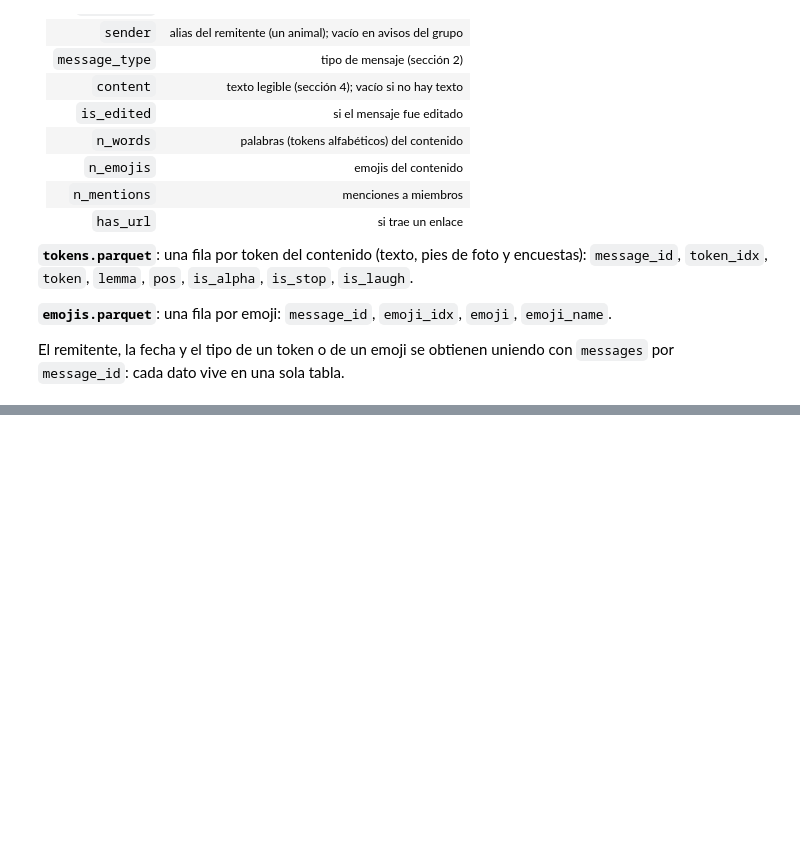
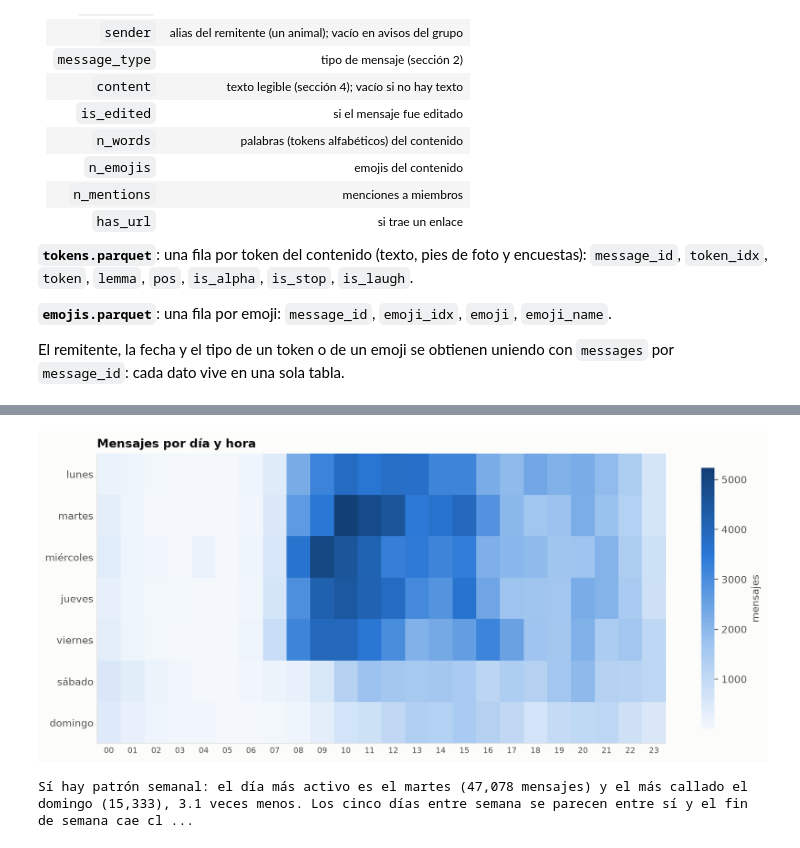
Before and after one commit to enriquegiottonini/wasap-group-chat-analyzer, a Jupyter notebook: notebooks/02_eda_silver.ipynb, the cells around one changed output, grey strips where cells are left out. Saved outputs shown, nothing was run; the diff lists cells and outputs as text; code cells hidden in the pictures; blank space fills up the shorter version.

```diff
--- a/notebooks/02_eda_silver.ipynb
+++ b/notebooks/02_eda_silver.ipynb
@@ -608,0 +823,44 @@ El remitente, la fecha y el tipo de un token o de un emoji se obtienen uniendo c
+# %%
+weekday_hour = mo.sql(
+    f"""
+    SELECT isodow(timestamp) AS dia, hour(timestamp) AS hora, count(*) AS mensajes
+    FROM messages
+    GROUP BY ALL
+    ORDER BY dia, hora
+    """,
+    engine=con,
+    output=False,
+)
+_counts = {(row["dia"], row["hora"]): row["mensajes"] for row in weekday_hour.iter_rows(named=True)}
+_days = ["lunes", "martes", "miércoles", "jueves", "viernes", "sábado", "domingo"]
+heatmap(
+    [[_counts.get((day, hour), 0) for hour in range(24)] for day in range(1, 8)],
+    _days,
+    [f"{hour:02d}" for hour in range(24)],
+    "Mensajes por día y hora",
+    "mensajes",
+)
+# %% [output]
+[figure, added]
+# %%
+_busiest = by_weekday.sort("mensajes", descending=True).row(0, named=True)
+_quietest = by_weekday.sort("mensajes").row(0, named=True)
+_peak = by_hour.sort("mensajes", descending=True).row(0, named=True)
+_night = by_hour.filter(by_hour["hora"].is_between(4, 7))["mensajes"].sum()
+note(
+    f"**Sí hay patrón semanal**: el día más activo es el **{_busiest['dia']}** "
+    f"({_busiest['mensajes']:,} mensajes) y el más callado el **{_quietest['dia']}** "
+    f"({_quietest['mensajes']:,}), "
+    f"{_busiest['mensajes'] / _quietest['mensajes']:.1f} veces menos. Los cinco días "
+    "entre semana se parecen entre sí y el fin de semana cae claramente: es un grupo "
+    "que acompaña la rutina de clases, y en sábado y domingo la gente se ve en persona "
+    "o se desconecta.\n\n"
+    f"**Por hora el patrón es más marcado**: el pico es a las **{_peak['hora']}:00** "
+    f"({_peak['mensajes']:,} mensajes), dentro del bloque de media mañana y mediodía, y "
+    f"de las 4 a las 7 de la mañana el grupo casi duerme ({_night:,} mensajes en total "
+    "entre las cuatro horas). El mapa de calor muestra que ese ritmo diario se repite "
+    "igual de lunes a viernes, y que las madrugadas con actividad caen sobre todo en "
+    "fin de semana."
+)
+# %% [output]
+Sí hay patrón semanal: el día más activo es el martes (47,078 mensajes) y el más callado el domingo (15,333), 3.1 veces menos. Los cinco días entre semana se parecen entre sí y el fin de semana cae cl ...
```
Also changed, not shown: parts of 31 cells of this notebook, 4 other files.
